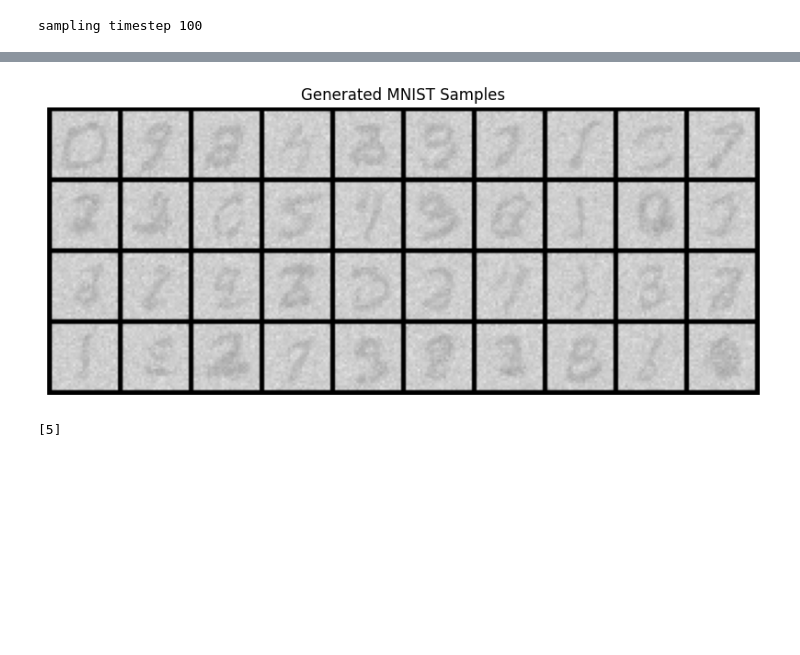
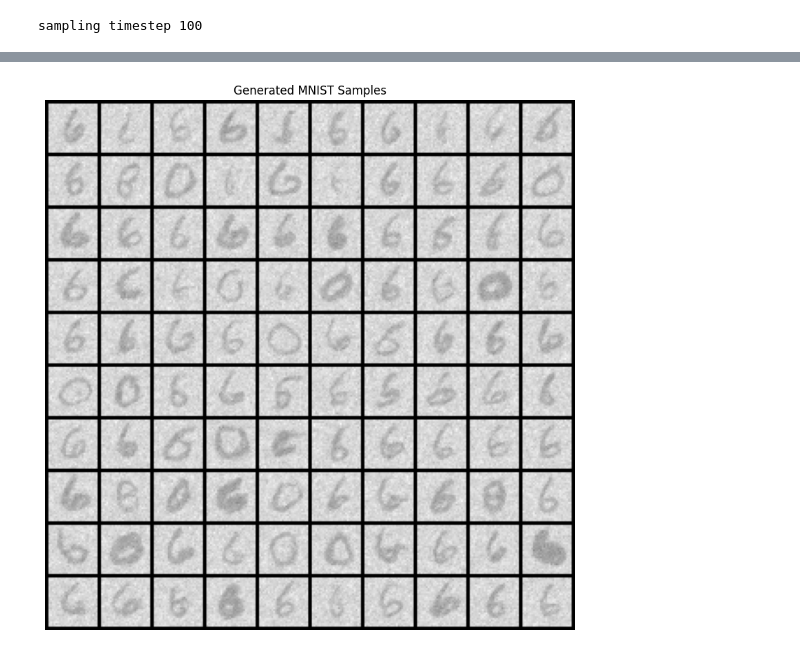
Before and after one commit to njwfish/DistributionEmbeddings, a Jupyter notebook: ddpm/mnist_diff.ipynb, the cells around one changed output, grey strips where cells are left out. Saved outputs shown, nothing was run; the diff lists cells and outputs as text; code cells hidden in the pictures; blank space fills up the shorter version.

```diff
--- a/ddpm/mnist_diff.ipynb
+++ b/ddpm/mnist_diff.ipynb
@@ -13,7 +13,7 @@ from ddpm import *
 from conv_gnn import *
 # %%
 # Load the trained models
-def load_trained_models(model_path, ep, device='mps'):
+def load_trained_models(model_path, ep=None, device='cuda'):
     # Define hyperparameters
     n_T = 400
     n_classes = 10
@@ -33,12 +33,16 @@ def load_trained_models(model_path, ep, device='mps'):
     ddpm = DDPM(nn_model=context_unet, betas=(1e-4, 0.02), n_T=n_T, device=device, drop_prob=0.1)
 
     # Load the saved model weights
+    if ep is None:
+        import os
+        # get the latest epoch
+        ep = max(int(f.split('_')[1].split('.')[0]) for f in os.listdir(model_path) if f.startswith('model_'))
     ddpm.load_state_dict(torch.load(model_path + f"model_{ep}.pth"))
     distn_ae.load_state_dict(torch.load(model_path + f"distn_ae_{ep}.pth"))
 
     return ddpm, distn_ae
 
-ddpm, distn_ae = load_trained_models('../data/diffusion_outputs10/', 2)
+ddpm, distn_ae = load_trained_models('./data/diffusion_outputs10/', 9)
 # %%
 # Function to sample MNIST sets for inference
 def sample_mnist_sets(n_sets, set_size):
@@ -56,13 +60,39 @@ def sample_mnist_sets(n_sets, set_size):
         metadata.append(label)
 
     return torch.stack(sets).float(), metadata
+# %%
+def sample_mnist_mixed_sets(n_sets, set_size, classes_per_set=2):
+    # load mnist dataset
+    transform = transforms.Compose([transforms.ToTensor()])
+    dataset = MNIST(root="./data", train=True, download=True, transform=transform)
+
+    # group indices by label
+    label_to_indices = {i: torch.where(torch.tensor(dataset.targets) == i)[0] for i in range(10)}
+
+    sets = []
+    metadata = []
+    for _ in range(n_sets):
+        mixture_weights = torch.rand(classes_per_set)
+        mixture_weights = mixture_weights / mixture_weights.sum()
+        set_sizes_per_class = np.random.multinomial(set_size, mixture_weights)
+        set_per_class = []
+        metadata_per_class = []
+        for set_size_per_class in set_sizes_per_class:
+            label = torch.randint(0, 10, (1,)).item()  # random label
+            indices = torch.randperm(len(label_to_indices[label]))[:set_size_per_class]  # sample set_size images
+            set_per_class.append(dataset.data[label_to_indices[label][indices]].float().unsqueeze(1) / 255.0)
+            metadata_per_class.append([label, set_size_per_class])
+        sets.append(torch.cat(set_per_class, dim=0))
+        metadata.append(metadata_per_class)  # store label info
+
+    return torch.stack(sets).float(), metadata
 # %%
-def generate_samples(ddpm, distn_ae, n_sample=40, guide_w=2.0, device="cuda" if torch.cuda.is_available() else "cpu"):
+def generate_samples(ddpm, distn_ae, n_sample=100, guide_w=2.0, device="cuda" if torch.cuda.is_available() else "cpu"):
     ddpm = ddpm.to(device)
     distn_ae = distn_ae.to(device)
 
     # Sample some sets to get embeddings
-    sample_sets, labels = sample_mnist_sets(1, 1000)
+    sample_sets, labels = sample_mnist_mixed_sets(1, 1000)
     sample_sets = sample_sets.to(device)
 
     # Get the distribution embedding using the GNN
@@ -77,7 +107,7 @@ def generate_samples(ddpm, distn_ae, n_sample=40, guide_w=2.0, device="cuda" if
     return x_gen, x_gen_store, c, labels
 
 # Function to visualize the generated samples
-def visualize_samples(x_gen, n_sample=40, n_classes=10):
+def visualize_samples(x_gen, n_sample=100, n_classes=10):
     # Create a grid of images
     grid = make_grid(x_gen*-1 + 1, nrow=n_classes)
 
@@ -111,6 +141,6 @@ def create_generation_gif(x_gen_store, filename="generation_process.gif", n_samp
     ani.save(filename, dpi=100, writer=PillowWriter(fps=5))
     print(f'Saved generation process animation to {filename}')
 # %%
-x_gen, x_gen_store, c, labels = generate_samples(ddpm, distn_ae, device='mps')
+x_gen, x_gen_store, c, labels = generate_samples(ddpm, distn_ae, device='cuda')
 # %% [output]
 sampling timestep 100
@@ -141,6 +154,4 @@ labels
 # %%
-visualize_samples(x_gen - x_gen.min(), 40)
-labels
+visualize_samples(x_gen - x_gen.min(), 100)
 # %% [output]
-[figure, old version]
+[figure, new version]
-[5]
```
Also changed, not shown: parts of 3 cells of this notebook, 1 other file.
